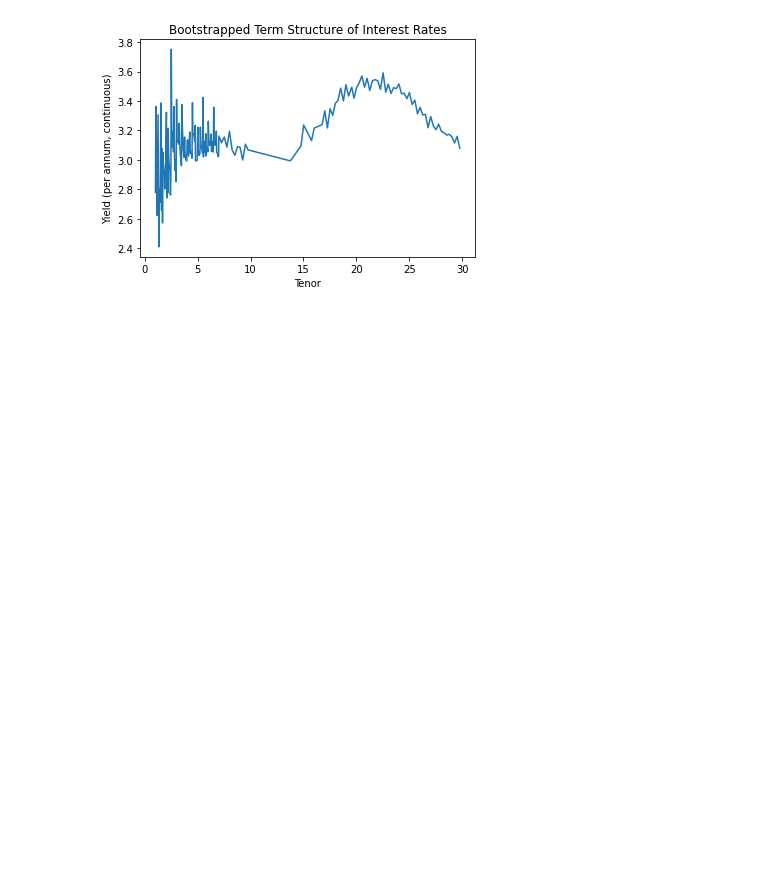
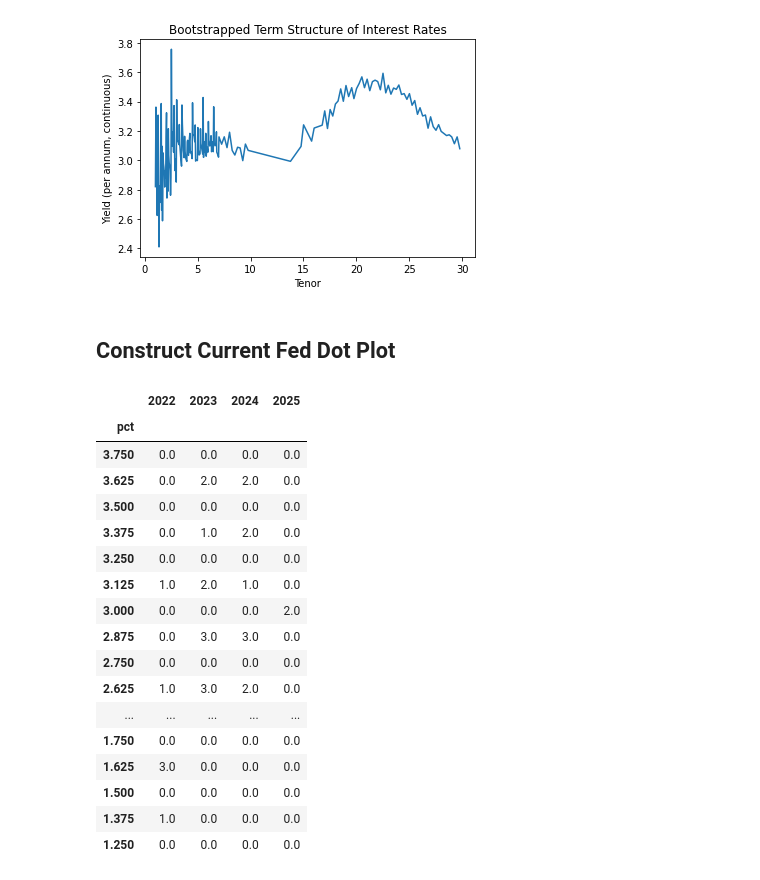
Before and after one commit to jdean53/GeneralWork, a Jupyter notebook: StoCal2/final_project.ipynb, the cells around one changed output. Cells and saved outputs as stored; diff of their text form; code cells hidden in the pictures; blank space fills up the shorter version.

```diff
--- a/StoCal2/final_project.ipynb
+++ b/StoCal2/final_project.ipynb
@@ -83,3 +83,35 @@ plt.ylabel('Yield (per annum, continuous)')
 # %% [output]
 Text(0, 0.5, 'Yield (per annum, continuous)')
 [figure]
+# %% [markdown]
+## Construct Current Fed Dot Plot
+# %%
+'''
+Pull Current boxplot data
+---
+Data saved in excel file but accessed here
+https://www.federalreserve.gov/monetarypolicy/fomcprojtable20220316.htm
+'''
+dot_df = pd.read_excel('Table.xlsx',sheet_name='dots')
+dot_df.columns = ['pct','2022','2023','2024','2025']
+dot_df = dot_df.set_index('pct').fillna(0)
+dot_df
+# %% [output]
+|  | 2022 | 2023 | 2024 | 2025 |
+| pct |  |  |  |  |
+| 3.750 | 0.0 | 0.0 | 0.0 | 0.0 |
+| 3.625 | 0.0 | 2.0 | 2.0 | 0.0 |
+| 3.500 | 0.0 | 0.0 | 0.0 | 0.0 |
+| 3.375 | 0.0 | 1.0 | 2.0 | 0.0 |
+| 3.250 | 0.0 | 0.0 | 0.0 | 0.0 |
+| 3.125 | 1.0 | 2.0 | 1.0 | 0.0 |
+| 3.000 | 0.0 | 0.0 | 0.0 | 2.0 |
+| 2.875 | 0.0 | 3.0 | 3.0 | 0.0 |
+| 2.750 | 0.0 | 0.0 | 0.0 | 0.0 |
+| 2.625 | 1.0 | 3.0 | 2.0 | 0.0 |
+| ... | ... | ... | ... | ... |
+| 1.750 | 0.0 | 0.0 | 0.0 | 0.0 |
+| 1.625 | 3.0 | 0.0 | 0.0 | 0.0 |
+| 1.500 | 0.0 | 0.0 | 0.0 | 0.0 |
+| 1.375 | 1.0 | 0.0 | 0.0 | 0.0 |
+| 1.250 | 0.0 | 0.0 | 0.0 | 0.0 |
```
Also changed, not shown: parts of 21 cells of this notebook.
